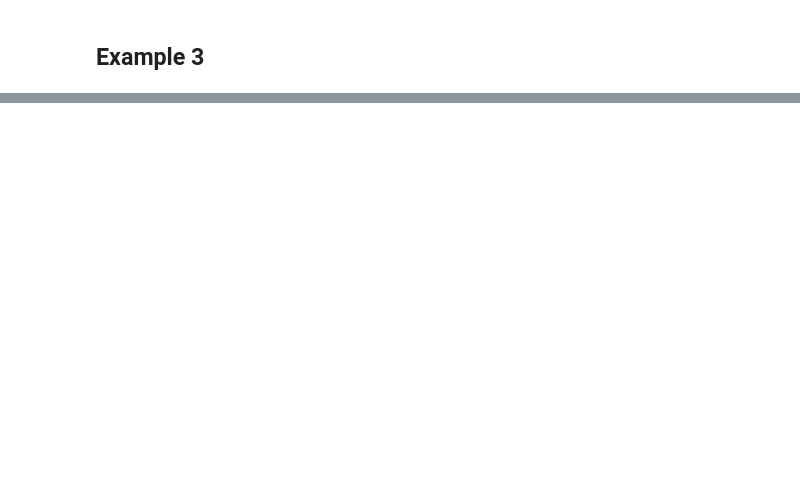
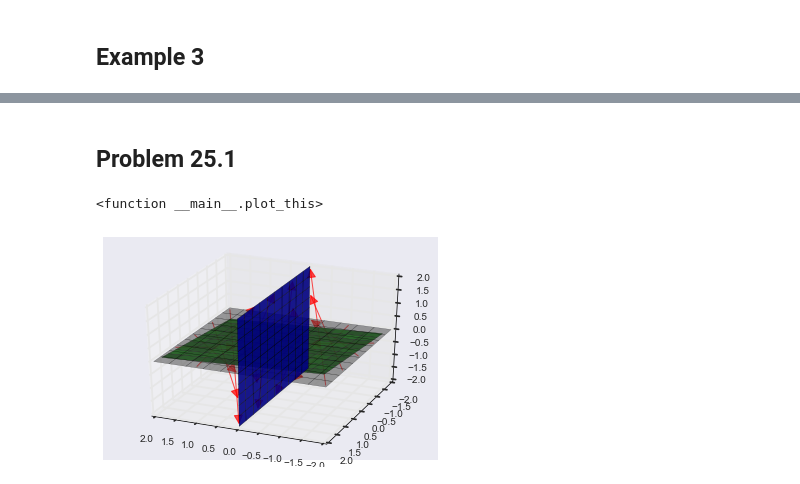
Before and after one commit to mglerner/MathematicalPhysics, a Jupyter notebook: Mapping/KreyszigCh3.24.ipynb, the cells around one changed output, grey strips where cells are left out. Drawn from its saved outputs; the diff is of its cells as text; code cells hidden in the pictures; blank space fills up the shorter version.

```diff
--- a/Mapping/KreyszigCh3.24.ipynb
+++ b/Mapping/KreyszigCh3.24.ipynb
@@ -215,0 +215,11 @@ interact(plot_this,interp=(0,1,0.01),azim=(0,360,1),elev=(0,360,1),plotmode=['po
+# %% [markdown]
+## Problem 25.1
+# %%
+def plot_this(interp=0.1,azim=113,elev=30,plotmode='surface'):
+    def f(U1,U2):
+        return 0, U1, U2
+    plot_surface_interpolate(f,interp=interp,azim=azim,elev=elev,plotmode=plotmode,urange=2)
+interact(plot_this,interp=(0,1,0.01),azim=(0,360,1),elev=(0,360,1),plotmode=['points','surface'])
+# %% [output]
+<function __main__.plot_this>
+[figure, added]
```
Also changed, not shown: parts of 5 cells of this notebook.
